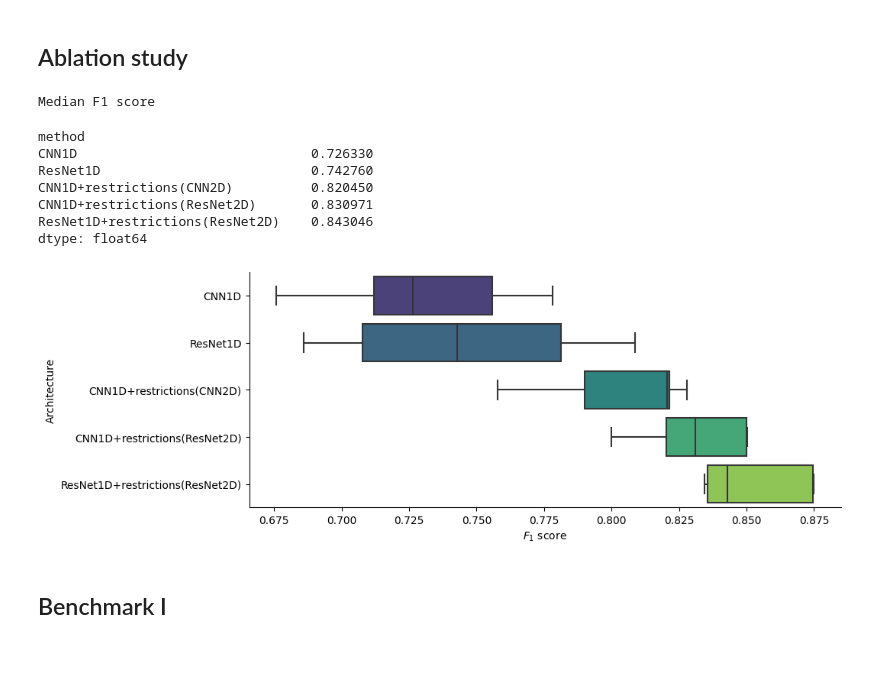
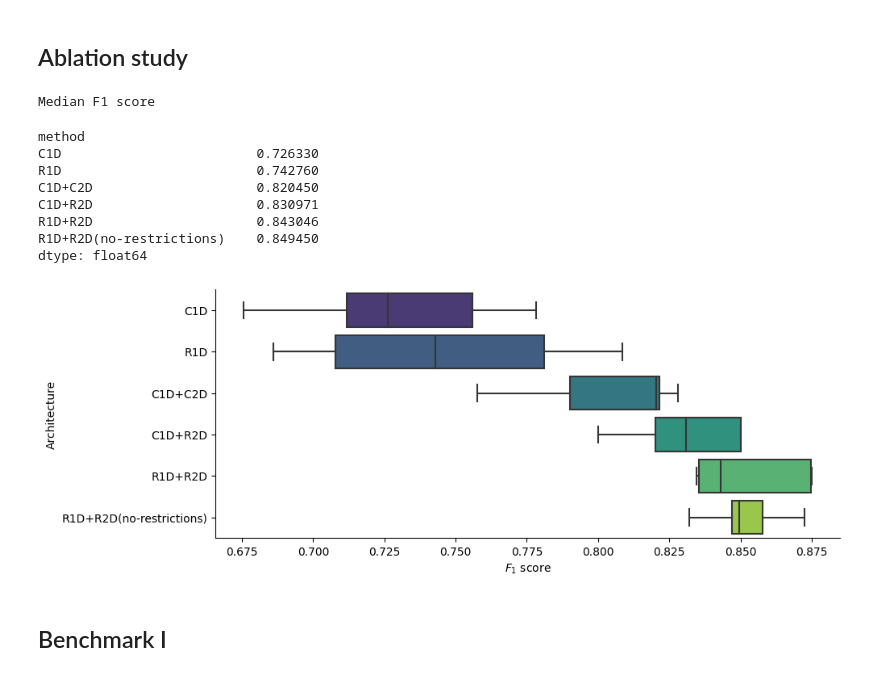
Before and after one commit to sinc-lab/sincFold, a Jupyter notebook: results/summary.ipynb, the cells around one changed output. Saved outputs shown, nothing was run; the diff lists cells and outputs as text; code cells hidden in the pictures.

Commit message:
update results without restrictions

```diff
--- a/results/summary.ipynb
+++ b/results/summary.ipynb
@@ -25,45 +25,46 @@ import pandas as pd
 import sys
 import numpy as np
 
-methods = ["CNN1D", "ResNet1D", "CNN1D+restrictions(CNN2D)", "CNN1D+restrictions(ResNet2D)", "ResNet1D+restrictions(ResNet2D)"]
+methods = ["C1D", "R1D", "C1D+C2D", "C1D+R2D", "R1D+R2D", "R1D+R2D(no-restrictions)"]
 
 summary = pd.read_csv(f"ablation.csv", index_col="id")
 
 dataset = pd.read_csv(f"../data/ablation.csv", index_col="id")
 splits = pd.read_csv(f"../data/ablation_splits.csv")
 
 # add references and compute F1 per sequence
 summary["ref"] = dataset.loc[summary.index]["base_pairs"].apply(lambda x: json.loads(x))
 
 summary["F1"] = summary.apply(get_f1, axis=1)
 
 # add fold id
 for fold_number in splits.fold_number.unique():
     test_ids = splits[(splits.partition=="test") & (splits.fold_number==fold_number)].id
     summary.loc[summary.index.isin(test_ids), "fold_number"] = fold_number
 
 # average over folds
 summary = summary.groupby(["fold_number", "method"]).F1.mean().unstack().T
 
 plt.figure(figsize=(10, 4))
 ax = sns.boxplot(data=summary.T,  orient="h", palette="viridis" , order=methods)
 ax.set_xlabel("$F_1$ score")
 ax.set_ylabel("Architecture")
 #ax.set_title(f"Ablation study");
 ax.spines[['right', 'top']].set_visible(False);
 
 print("Median F1 score")
 display(summary.loc[methods].T.median())
 # %% [output]
 Median F1 score
 method
-CNN1D                              0.726330
-ResNet1D                           0.742760
-CNN1D+restrictions(CNN2D)          0.820450
-CNN1D+restrictions(ResNet2D)       0.830971
-ResNet1D+restrictions(ResNet2D)    0.843046
+C1D                         0.726330
+R1D                         0.742760
+C1D+C2D                     0.820450
+C1D+R2D                     0.830971
+R1D+R2D                     0.843046
+R1D+R2D(no-restrictions)    0.849450
 dtype: float64
-[figure, old version]
+[figure, new version]
 # %% [markdown]
 ## Benchmark I
 # %%
```
Also changed, not shown: parts of 5 cells of this notebook, 3 other files.
